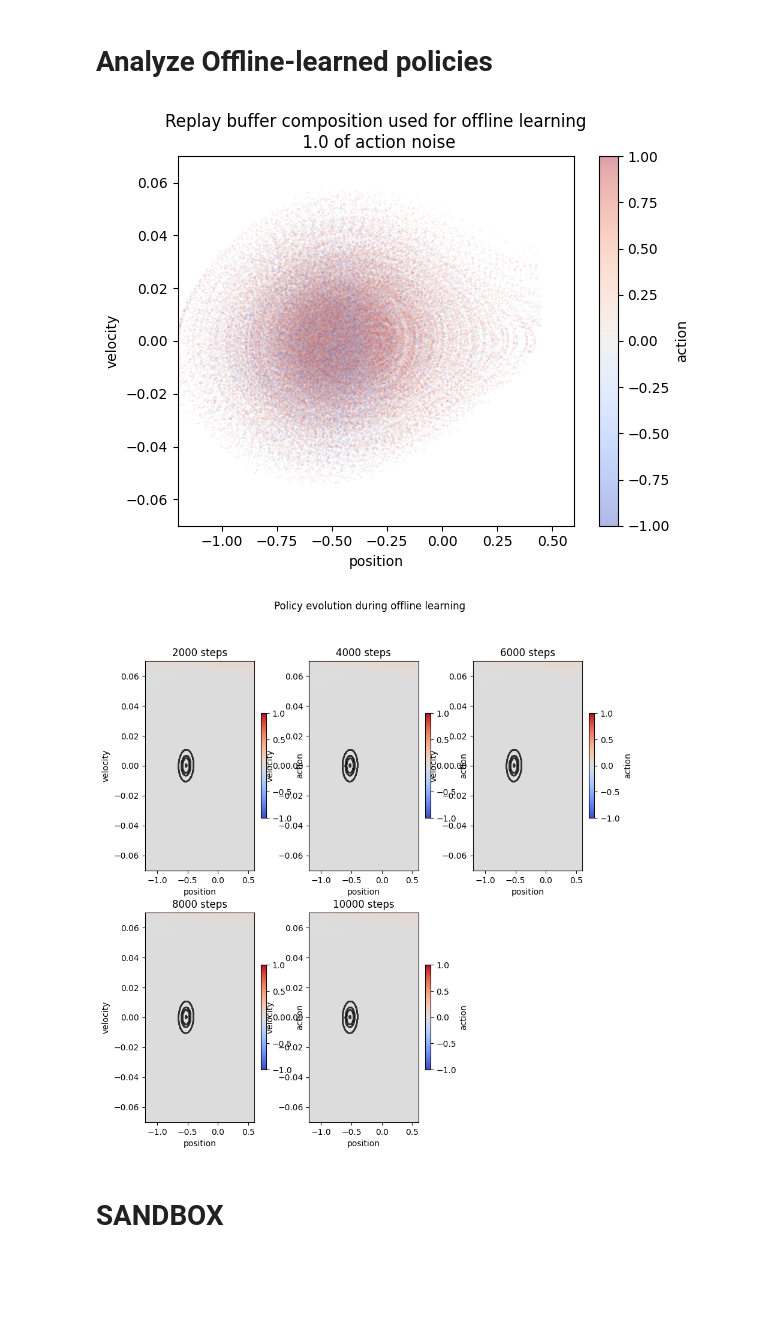
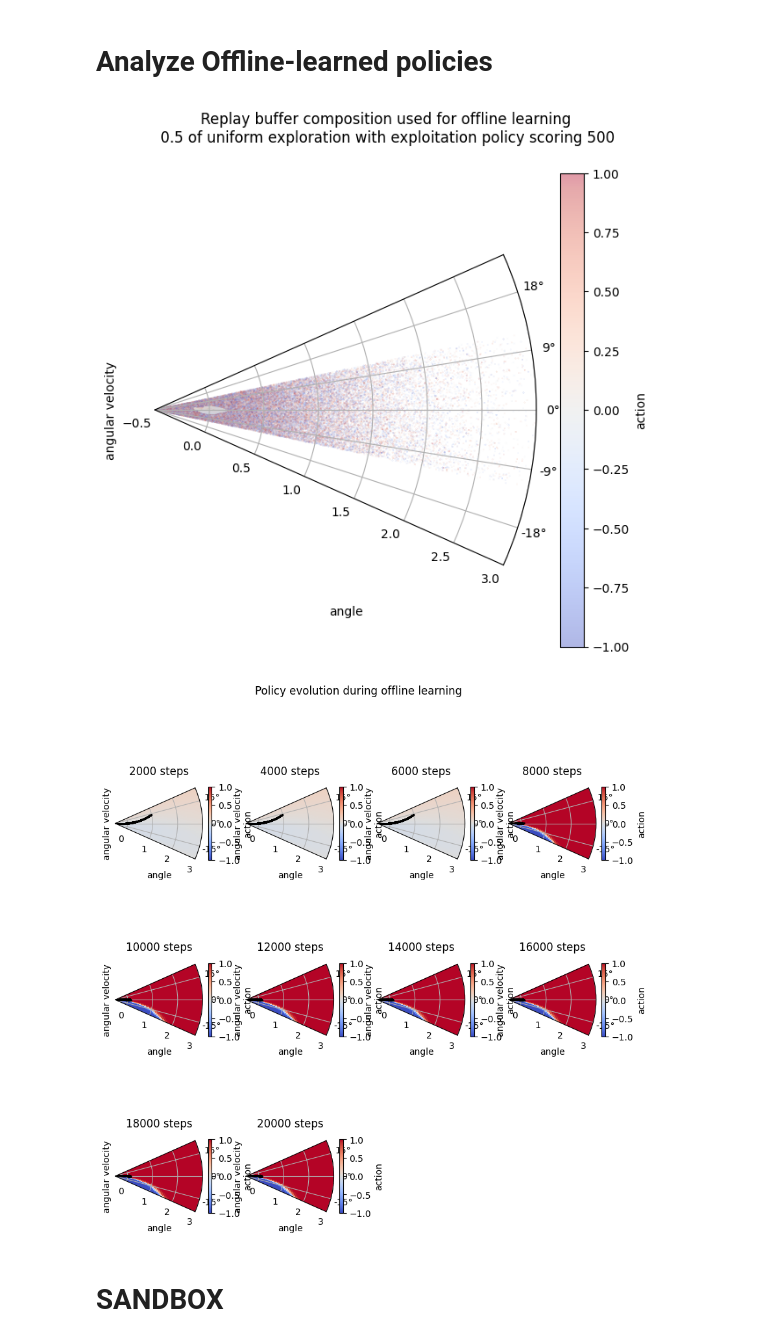
Before and after one commit to milosoundjian/projet-mind, a Jupyter notebook: experiments/notebooks/04-analyze_policies.ipynb, the cells around one changed output. Saved outputs shown, nothing was run; the diff lists cells and outputs as text; code cells hidden in the pictures; blank space fills up the shorter version.

```diff
--- a/experiments/notebooks/04-analyze_policies.ipynb
+++ b/experiments/notebooks/04-analyze_policies.ipynb
@@ -37,7 +37,7 @@ The autoreload extension is already loaded. To reload it, use:
 
 Is specific for each environment
 # %%
-ENV_NAME = ENV_NAMES[2]
+ENV_NAME = ENV_NAMES[1]
 
 PENDULUM_ANGLE = (ENV_NAME == "Pendulum-v1")
 
@@ -74,8 +76,9 @@ using cartesian coordinates
 # %% [markdown]
 # Visualize replay buffers
 # %%
+reward = -209#500
 rb_unif = torch.load(MODELS_DIR + "rb-unif.pt", weights_only=False)
-rb_best = torch.load(MODELS_DIR + "rb-82.pt", weights_only=False)
+rb_best = torch.load(MODELS_DIR + f"rb-{reward}.pt", weights_only=False)
 proportion = 0.5
 rb_mixed = mix_transitions(rb_unif, rb_best, buffer_size=200_000, proportion=proportion)
 replay_buffers = {
@@ -84,9 +87,9 @@ replay_buffers = {
     #   "intermediate exploit policy (35)": torch.load(MODELS_DIR + "rb-35.pt", weights_only=False),
     #   "intermediate exploit policy (61)": torch.load(MODELS_DIR + "rb-61.pt", weights_only=False),
     # "exploit policy": rb_best,
-    "noise 0": torch.load(MODELS_DIR + "rb-82-noise-0.0.pt", weights_only=False),
-    "noise 0.5": torch.load(MODELS_DIR + "rb-82-noise-0.5.pt", weights_only=False),
-    "noise 10000": torch.load(MODELS_DIR + "rb-82-noise-10000.0.pt", weights_only=False)
+    "noise 0": torch.load(MODELS_DIR + f"rb-{reward}-noise-0.0.pt", weights_only=False),
+    "noise 0.5": torch.load(MODELS_DIR + f"rb-{reward}-noise-0.5.pt", weights_only=False),
+    "noise 10000": torch.load(MODELS_DIR + f"rb-{reward}-noise-10000.0.pt", weights_only=False)
 }
 # %%
 n_buffers = len(replay_buffers)
@@ -170,8 +173,9 @@ plt.show()
 # %%
 # Obtain policies and replay buffers from offline learning experiments:
 RESULTS_DIR = "../results/policy_analysis-selected"
-rb_composition_type = ("uniform_proportions", "noise_levels")[1]
-FNAME = f"{rb_composition_type}-MountainCarContinuous-v0-scoring-61"
+rb_composition_type = ("uniform_proportions", "noise_levels")[0]
+reward = 500 #61
+FNAME = f"{rb_composition_type}-{ENV_NAME}-scoring-{reward}"
 test_log = torch.load(f"{RESULTS_DIR}/{FNAME}", weights_only=False)
 policies = test_log["policies"]
 replay_buffers = test_log["replay_buffers"]
@@ -179,34 +183,34 @@ save_rb_policy_interval = test_log["save_rb_policy_interval"]
 rb_composition = test_log["rb_composition"]
 rb_composition_type = test_log["type"]
 
-
 rb = replay_buffers[0][0]
 policies_over_time = policies[0][0]
 # %%
-plot_rb_space_coverage(ENV_NAME, rb, STATE_X, STATE_Y)
-plt.title(
+fig, ax = plt.subplots(figsize=(7,7),subplot_kw={"projection": "polar"} if POLAR_COORD else None)
+plot_rb_space_coverage(ENV_NAME, rb, STATE_X, STATE_Y, ax=ax)
+fig.suptitle(
     f"Replay buffer composition used for offline learning\n {rb_composition[0]}"
     + (
         " of uniform exploration"
         if rb_composition_type == "uniform_proportions"
         else " of action noise"
-    )
+    ) + f" with exploitation policy scoring {reward}"
 )
 plt.show()
-
-fig, axes = plt.subplots(2, len(policies_over_time) // 2 + 1, figsize=(10, 10))
+nrows = 3
+fig, axes = plt.subplots(nrows, len(policies_over_time) // nrows + 1, figsize=(10, 10),subplot_kw={"projection": "polar"} if POLAR_COORD else None)
 axes = axes.flatten()
 for i, policy in enumerate(policies_over_time):
     plot_policy(ENV_NAME, policy, STATE_X, STATE_Y, ax=axes[i])
     plot_trajectories(ENV_NAME, policy, NB_TRAJ, STATE_X, STATE_Y, ax=axes[i])
     axes[i].set_title(f"{(i + 1) * save_rb_policy_interval} steps")
 for ax in axes[i + 1 :]:
     fig.delaxes(ax)
 fig.suptitle("Policy evolution during offline learning")
 plt.show()
 # %% [output]
-[figure, old version]
+[figure, new version]
-[figure, old version]
+[figure, new version]
 # %% [markdown]
 # SANDBOX
 # %% [markdown]
```
Also changed, not shown: parts of 3 cells of this notebook, 15 other files.
